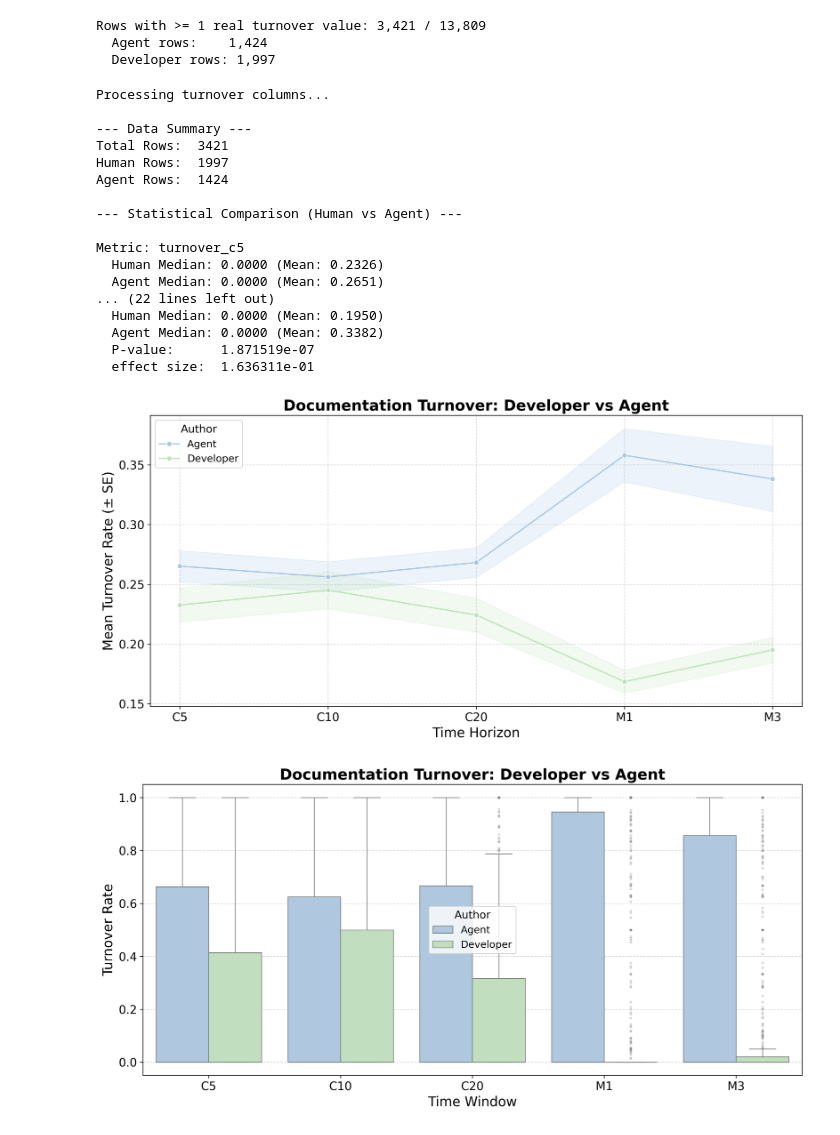
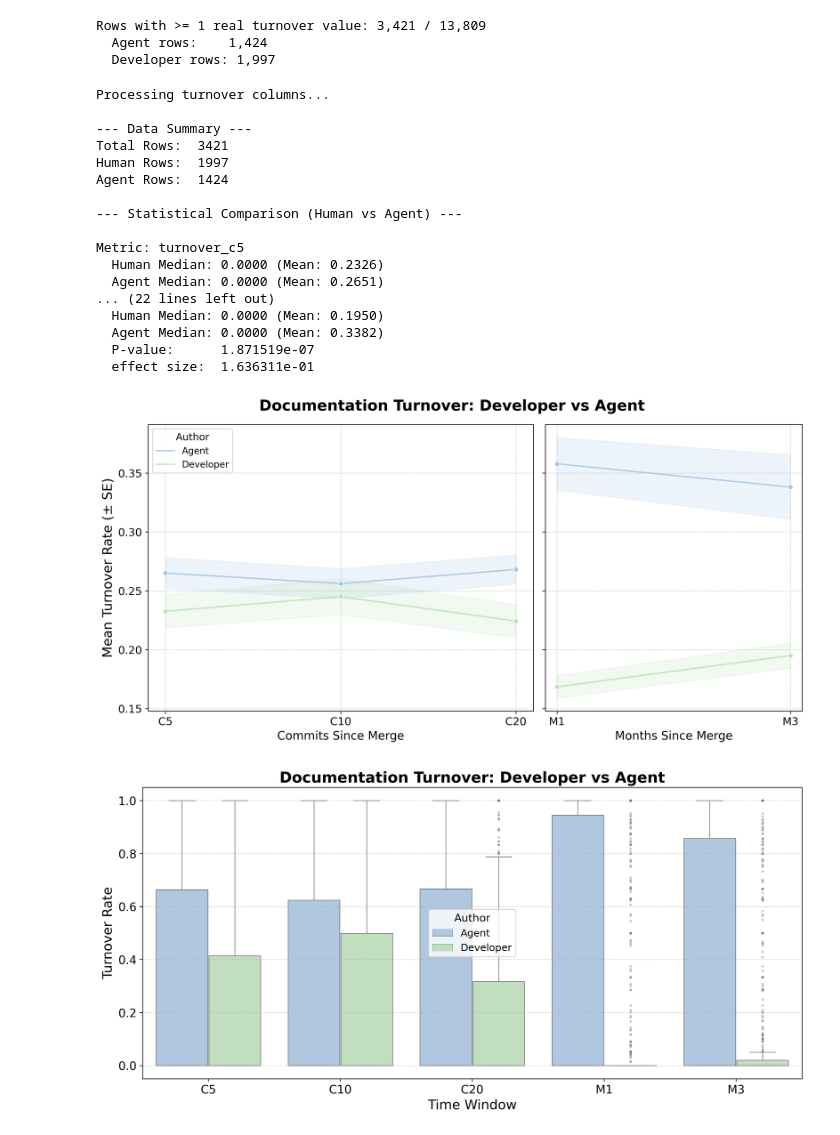
Before and after one commit to LukasOttenhof/On-the-Naturalness-of-Agent-Generated-Documentation, a Jupyter notebook: analysis/rq4/a.ipynb, the cells around one changed output. Drawn from its saved outputs; the diff is of its cells as text; code cells hidden in the pictures.

```diff
--- a/analysis/rq4/a.ipynb
+++ b/analysis/rq4/a.ipynb
@@ -133,66 +133,77 @@ turnover_label_map = {
 
 df_melt["time_interval"] = df_melt["time_interval"].map(turnover_label_map)
 
-# enforce correct ordering on x-axis
-order = ["C5", "C10", "C20", "M1", "M3"]
-df_melt["time_interval"] = pd.Categorical(
-    df_melt["time_interval"],
-    categories=order,
-    ordered=True
+# C5/C10/C20 are commit-count windows and M1/M3 are calendar-month windows —
+# different units, so they're faceted into two side-by-side panels rather
+# than joined on one shared x-axis.
+commit_order = ["C5", "C10", "C20"]
+month_order = ["M1", "M3"]
+palette = {"Agent": "#A7C7E7", "Developer": "#BDE5B8"}
+
+fig, axes = plt.subplots(
+    1, 2, figsize=(12, 6), dpi=300,
+    gridspec_kw={"width_ratios": [3, 2]},
+    sharey=True,
 )
 
-plt.figure(figsize=(12, 6), dpi=300)
+for ax, sub_order, xlabel in [
+    (axes[0], commit_order, "Commits Since Merge"),
+    (axes[1], month_order, "Months Since Merge"),
+]:
+    sub_data = df_melt[df_melt["time_interval"].isin(sub_order)].copy()
+    sub_data["time_interval"] = pd.Categorical(
+        sub_data["time_interval"], categories=sub_order, ordered=True
+    )
 
-ax = sns.lineplot(
-    data=df_melt,
-    x="time_interval",
-    y="turnover_value",
-    hue="group",
-    marker="o",
-    estimator="mean",
-    errorbar="se",
-    palette={"Agent": "#A7C7E7", "Developer": "#BDE5B8"}
-)
+    sns.lineplot(
+        data=sub_data,
+        x="time_interval",
+        y="turnover_value",
+        hue="group",
+        marker="o",
+        estimator="mean",
+        errorbar="se",
+        palette=palette,
+        ax=ax,
+    )
 
-ax.set_title(
+    ax.set_xlabel(xlabel, fontsize=14)
+    ax.set_ylabel("")
+    ax.tick_params(axis='x', labelsize=13)
+    ax.tick_params(axis='y', labelsize=13)
+    ax.grid(True, linestyle='--', alpha=0.5)
+
+axes[0].set_ylabel("Mean Turnover Rate (± SE)", fontsize=16)
+axes[0].legend(title="Author", fontsize=11, title_fontsize=12, loc="upper left")
+axes[1].legend_.remove()
+
+fig.suptitle(
     "Documentation Turnover: Developer vs Agent",
     fontsize=18,
     fontweight='bold'
 )
 
-ax.set_ylabel("Mean Turnover Rate (± SE)", fontsize=16)
-ax.set_xlabel("Time Horizon", fontsize=16)
-
-# ticks
-ax.tick_params(axis='x', labelsize=14)
-ax.tick_params(axis='y', labelsize=14)
-
-# legend (clean + centered)
-ax.legend(title="Author", fontsize=12, title_fontsize=13)
-
-ax.grid(True, linestyle='--', alpha=0.5)
-
 plt.tight_layout()
 plt.show()
 # %% [output]
 Processing turnover columns...
 
 --- Data Summary ---
 Total Rows:  3421
 Human Rows:  1997
 Agent Rows:  1424
 
 --- Statistical Comparison (Human vs Agent) ---
 
 Metric: turnover_c5
   Human Median: 0.0000 (Mean: 0.2326)
   Agent Median: 0.0000 (Mean: 0.2651)
 ... (22 lines left out)
   Human Median: 0.0000 (Mean: 0.1950)
   Agent Median: 0.0000 (Mean: 0.3382)
   P-value:      1.871519e-07
   effect size:  1.636311e-01
-[figure, old version]
+[figure, new version]
 # %%
 import pandas as pd
 import numpy as np
```
Also changed, not shown: parts of 1 cell of this notebook, 1 other file.
